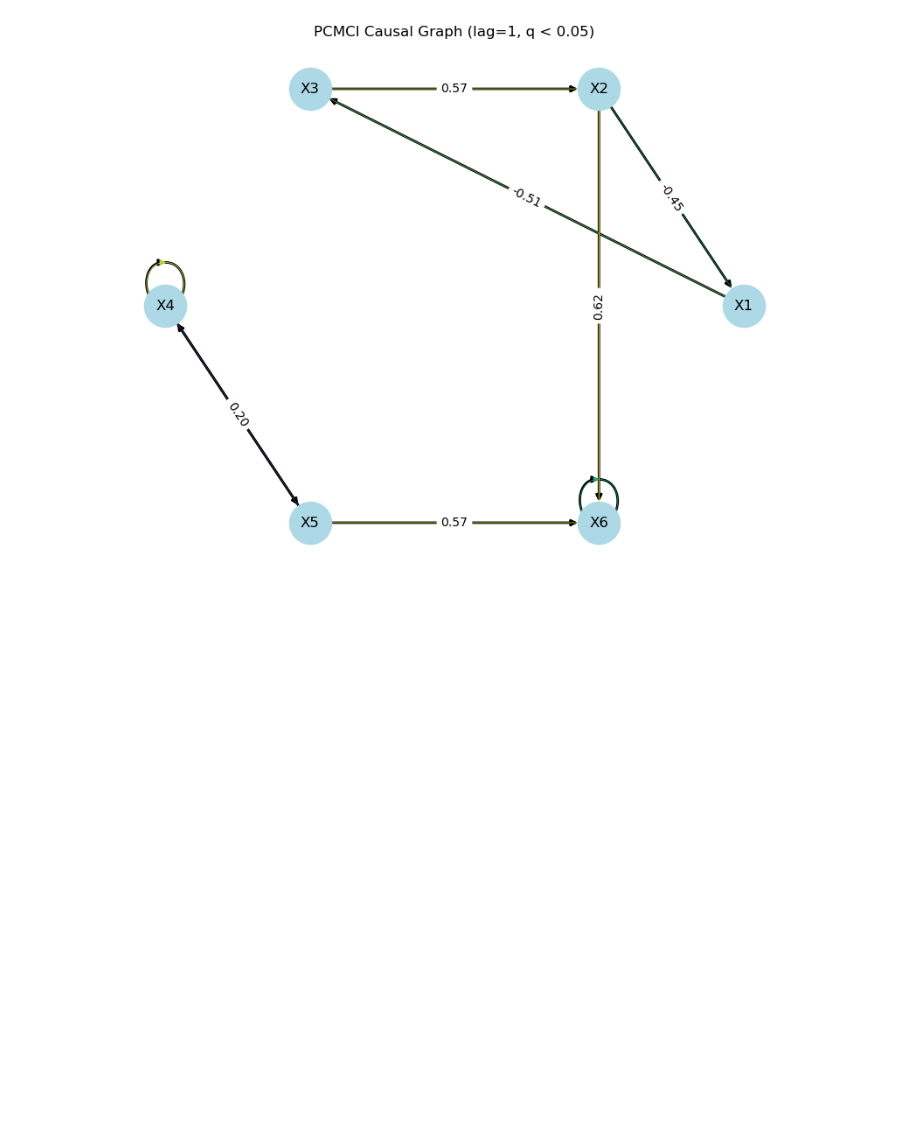
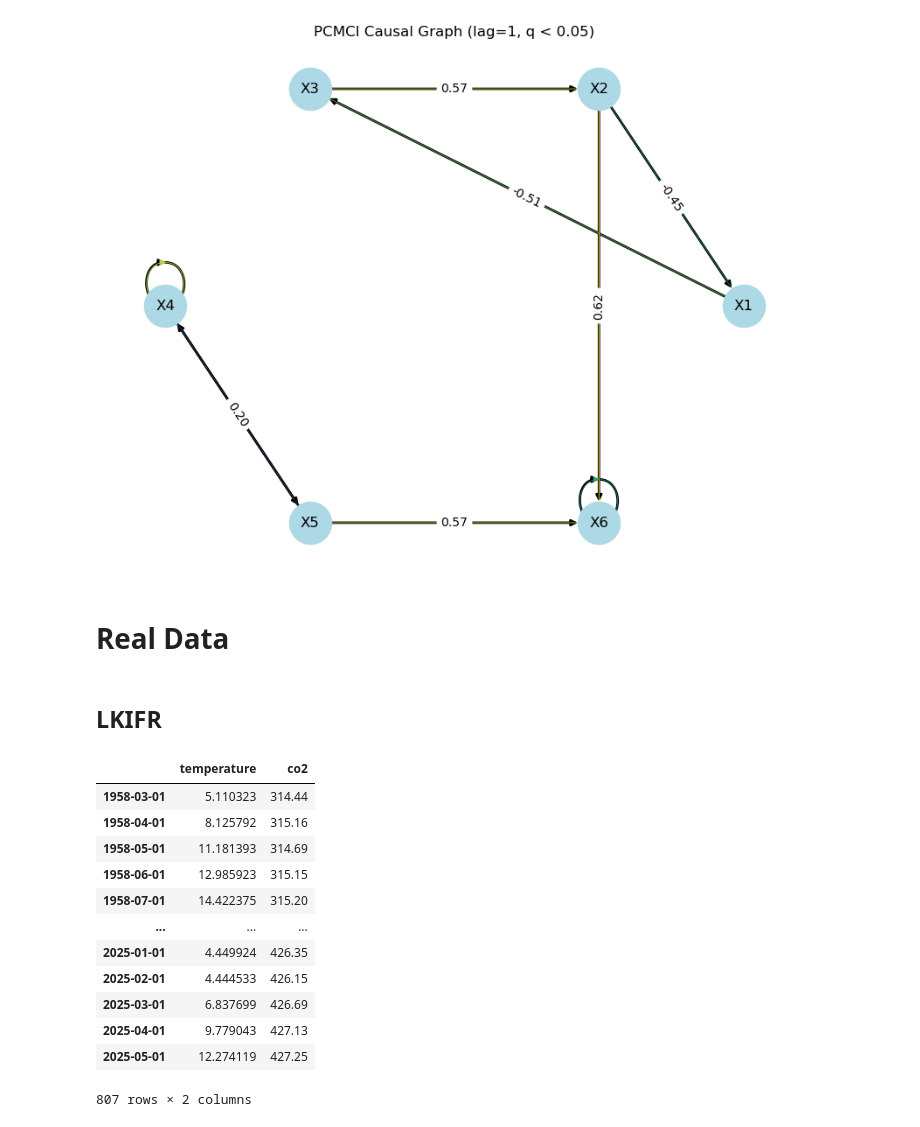
Before and after one commit to chivintar/causal-discovery, a Jupyter notebook: notebooks/main.ipynb, the cells around one changed output. Cells and saved outputs as stored; diff of their text form; code cells hidden in the pictures; blank space fills up the shorter version.

Commit message:
real data lkifr implementation

```diff
--- a/notebooks/main.ipynb
+++ b/notebooks/main.ipynb
@@ -459,3 +459,9 @@ plt.show()
 [figure]
 [figure]
 [figure]
+# %% [markdown]
+# Real Data
+# %%
+df = pd.read_pickle("../data/temp_co2_aligned.pkl")
+# %% [markdown]
+## LKIFR
@@ -461,0 +471,16 @@ plt.show()
+# %%
+df
+# %% [output]
+|  | temperature | co2 |
+| 1958-03-01 | 5.110323 | 314.44 |
+| 1958-04-01 | 8.125792 | 315.16 |
+| 1958-05-01 | 11.181393 | 314.69 |
+| 1958-06-01 | 12.985923 | 315.15 |
+| 1958-07-01 | 14.422375 | 315.20 |
+| ... | ... | ... |
+| 2025-01-01 | 4.449924 | 426.35 |
+| 2025-02-01 | 4.444533 | 426.15 |
+| 2025-03-01 | 6.837699 | 426.69 |
+| 2025-04-01 | 9.779043 | 427.13 |
+| 2025-05-01 | 12.274119 | 427.25 |
+807 rows × 2 columns
```
Also changed, not shown: parts of 7 cells of this notebook, 5 other files.
